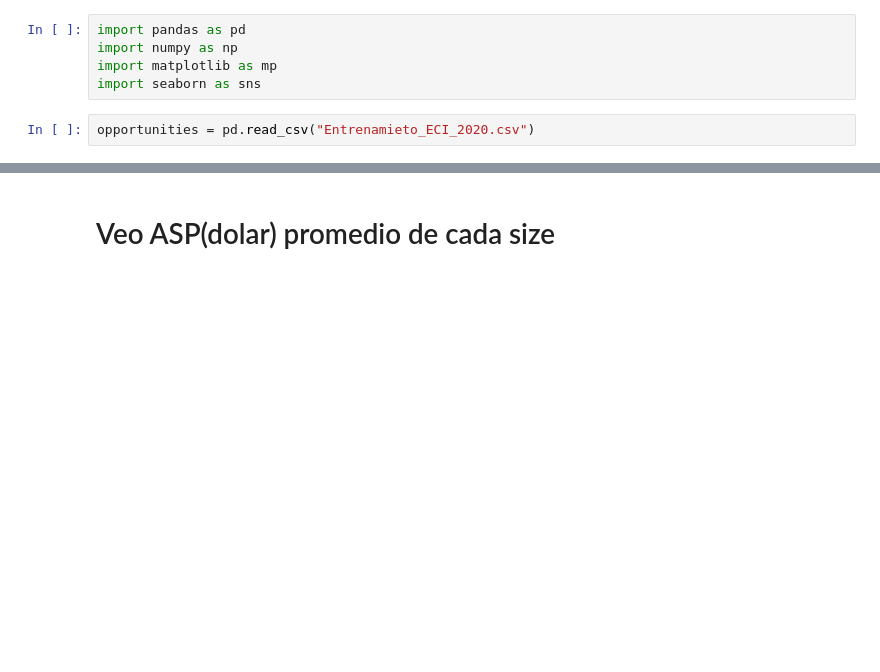
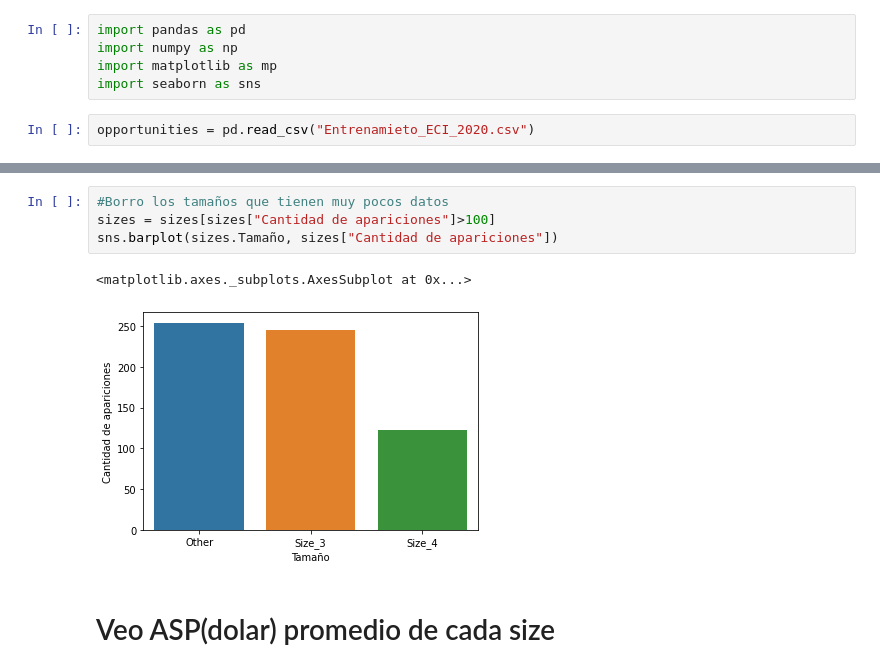
Before and after one commit to RiedelNicolas/75.06-2C2020-TP1, a Jupyter notebook: Size Analysis.ipynb, the cells around one changed output, grey strips where cells are left out. Drawn from its saved outputs; the diff is of its cells as text; blank space fills up the shorter version.

```diff
--- a/Size Analysis.ipynb
+++ b/Size Analysis.ipynb
@@ -18,3 +28,10 @@ sns.barplot(sizes.Tamaño, sizes["Cantidad de apariciones"])
+# %%
+#Borro los tamaños que tienen muy pocos datos
+sizes = sizes[sizes["Cantidad de apariciones"]>100]
+sns.barplot(sizes.Tamaño, sizes["Cantidad de apariciones"])
+# %% [output]
+<matplotlib.axes._subplots.AxesSubplot at 0x...>
+[figure, added]
 # %% [markdown]
 # Veo ASP(dolar) promedio de cada size
 # %%
```
Also changed, not shown: parts of 11 cells of this notebook, 1 other file.
